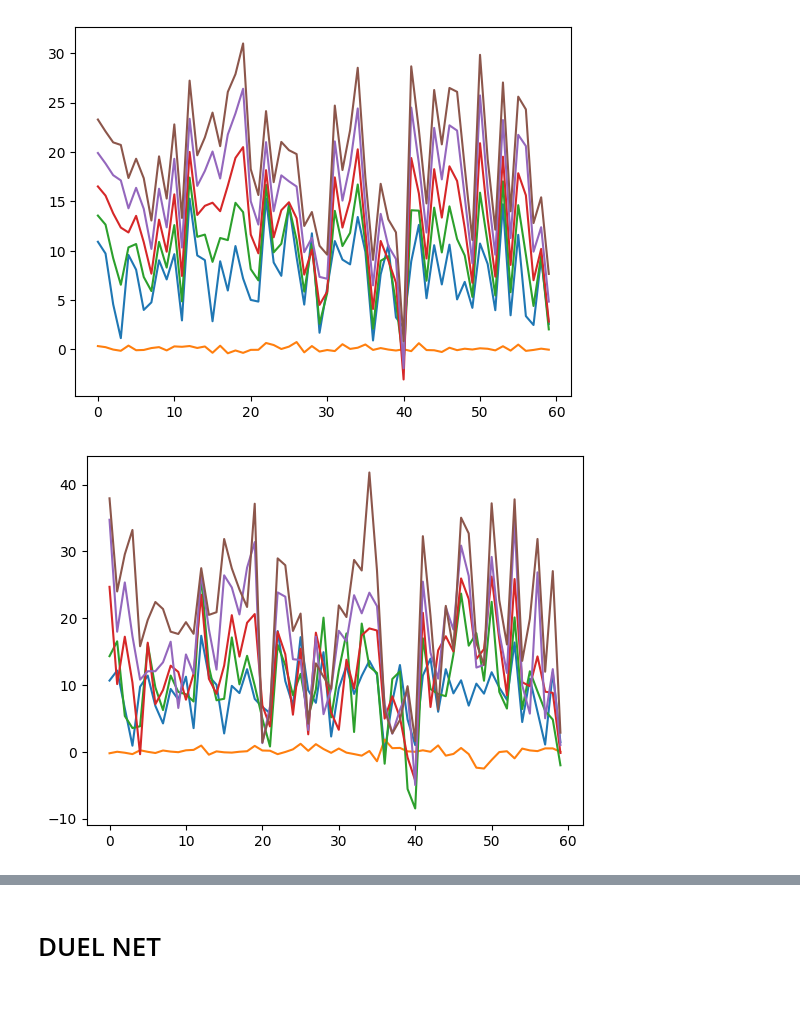
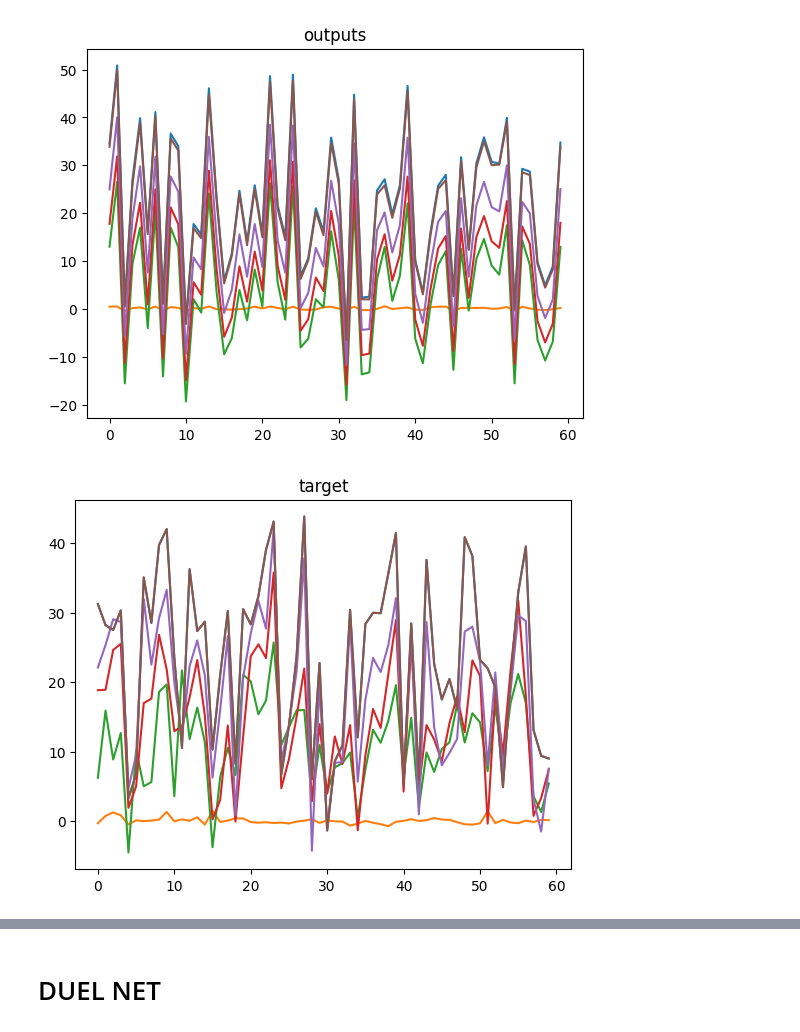
Before and after one commit to alihan-ozturk/attention-is-all-you-need, a Jupyter notebook: Untitled54 (1).ipynb, the cells around one changed output, grey strips where cells are left out. Cells and saved outputs as stored; diff of their text form; code cells hidden in the pictures; blank space fills up the shorter version.

```diff
--- a/Untitled54 (1).ipynb
+++ b/Untitled54 (1).ipynb
@@ -13,7 +13,7 @@ def sqlData(var, n, e):
     str, stp = np.random.randint(0, 20, 2)
     x = np.linspace(str, stp, n)
     if var>2:
-        data.append(np.linspace(str, stp, n))
+        data.append(x)
         data.append(np.random.normal(0, np.random.rand(), n))
         var -= 2
     for i in range(var):
@@ -170,15 +170,15 @@ class vanillaNN(nn.Module):
 # %%
 epoch = 1000
 var = 6
-seqlen = 40
+seqlen = 10
 dmodel = 512
-lr = 5e-5
+lr = 1e-5
 enc = 6
 dec = 6
 batchSize = 96
 
 
-net = transformerNNDuel(var, enc, dec, dmodel).to("cuda")
+net = transformerNN(var, enc, dec, dmodel).to("cuda")
 criterion = nn.MSELoss()
 optimizer = optim.Adam(net.parameters(), lr=lr)
 hist = []
@@ -244,17 +233,23 @@ np.mean(hist[-200:])
 # %%
 net.eval().to("cpu")
 
 src, tgt = next(iter(dataset(60, 60, sqlData, (var, 25, 0.2))))
 src = torch.from_numpy(src).to(torch.float32).permute(2, 0, 1)
 tgt = torch.from_numpy(tgt).to(torch.float32)
 
 with torch.no_grad():
      outputs = net(src)
 
 plt.plot(outputs.sum(0))
+plt.title("outputs")
 plt.show()
 plt.plot(tgt)
+plt.title("target")
 plt.show()
+
+plt.plot(tgt-outputs.sum(0))
+plt.title("error")
+plt.show()
 # %% [output]
-[figure, old version]
+[figure, new version]
-[figure, old version]
+[figure, new version]
```
Also changed, not shown: parts of 8 cells of this notebook.
